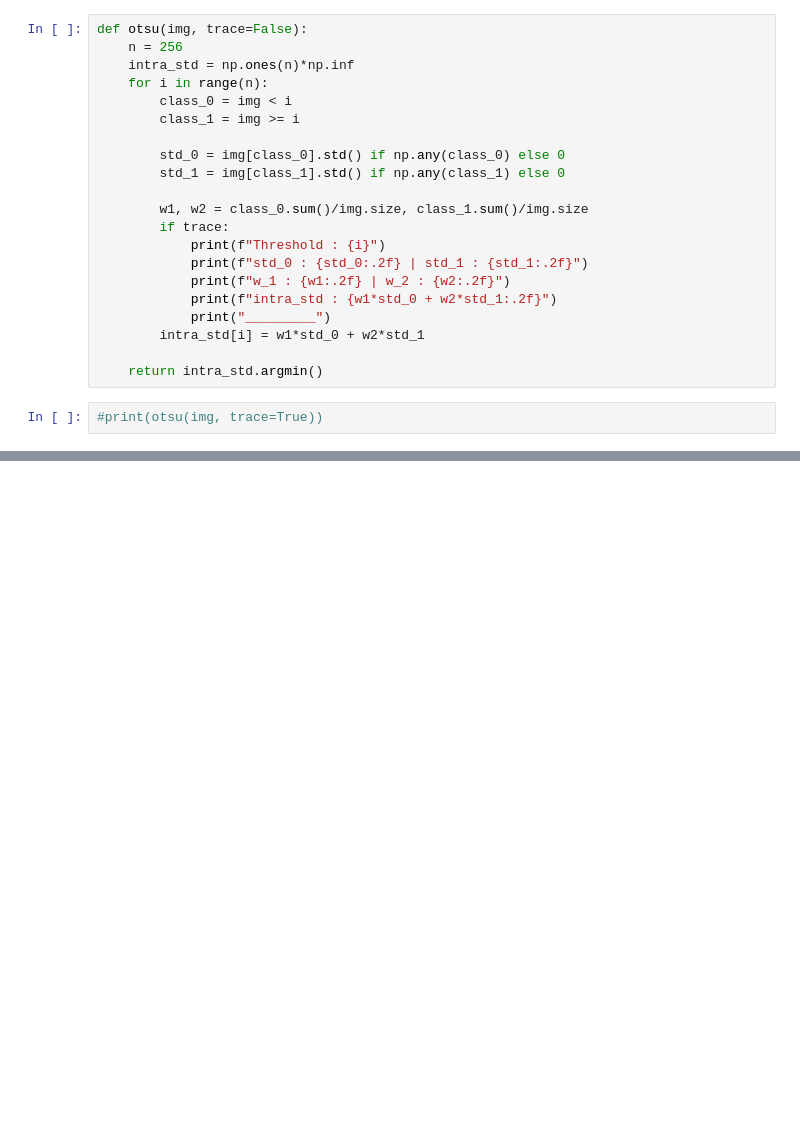
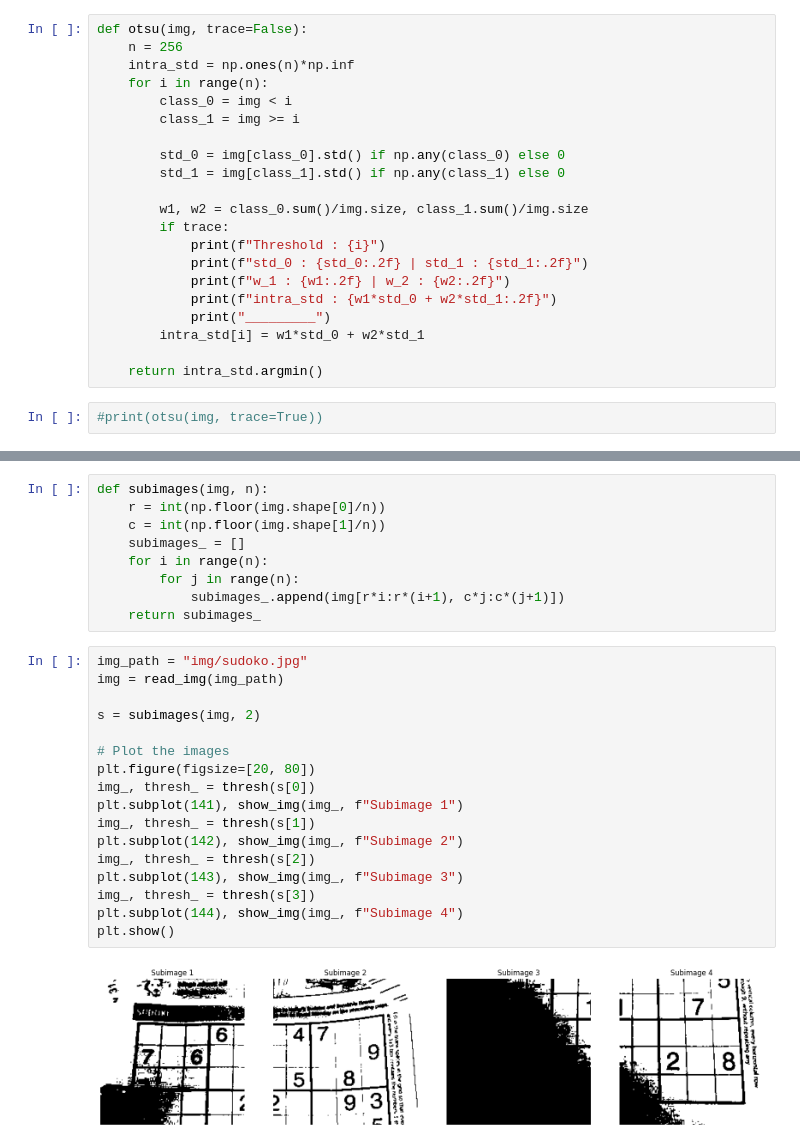
Before and after one commit to akef215/image_processing, a Jupyter notebook: cours_implementation.ipynb, the cells around one changed output, grey strips where cells are left out. Saved outputs shown, nothing was run; the diff lists cells and outputs as text; blank space fills up the shorter version.

```diff
--- a/cours_implementation.ipynb
+++ b/cours_implementation.ipynb
@@ -231,0 +239,28 @@ plt.show()
+# %%
+def subimages(img, n):
+    r = int(np.floor(img.shape[0]/n))
+    c = int(np.floor(img.shape[1]/n))
+    subimages_ = []
+    for i in range(n):
+        for j in range(n):
+            subimages_.append(img[r*i:r*(i+1), c*j:c*(j+1)])
+    return subimages_
+# %%
+img_path = "img/sudoko.jpg"
+img = read_img(img_path)
+
+s = subimages(img, 2)
+
+# Plot the images
+plt.figure(figsize=[20, 80])
+img_, thresh_ = thresh(s[0])
+plt.subplot(141), show_img(img_, f"Subimage 1")
+img_, thresh_ = thresh(s[1])
+plt.subplot(142), show_img(img_, f"Subimage 2")
+img_, thresh_ = thresh(s[2])
+plt.subplot(143), show_img(img_, f"Subimage 3")
+img_, thresh_ = thresh(s[3])
+plt.subplot(144), show_img(img_, f"Subimage 4")
+plt.show()
+# %% [output]
+[figure, added]
```
Also changed, not shown: parts of 8 cells of this notebook, 1 other file.
